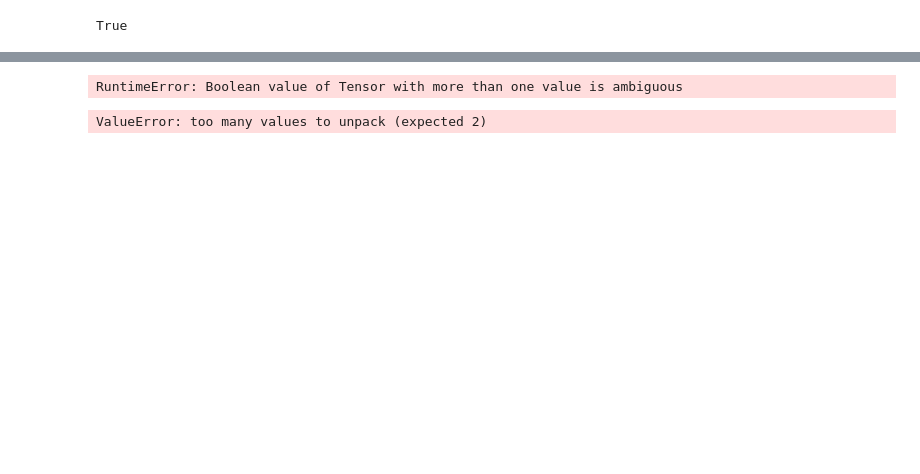
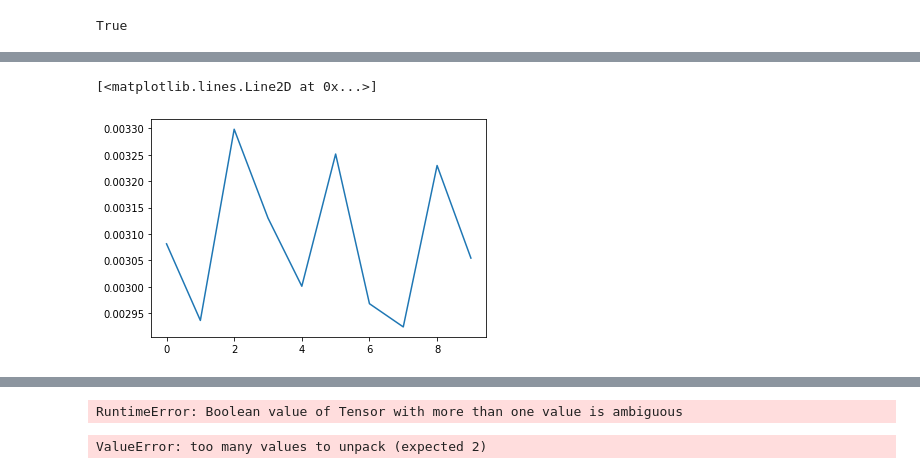
Before and after one commit to mweiss17/jumping_quadrupeds, a Jupyter notebook: jumping_quadrupeds/MAE.ipynb, the cells around one changed output, grey strips where cells are left out. Cells and saved outputs as stored; diff of their text form; code cells hidden in the pictures; blank space fills up the shorter version.

```diff
--- a/jumping_quadrupeds/MAE.ipynb
+++ b/jumping_quadrupeds/MAE.ipynb
@@ -167,19 +131,19 @@ class Transformer(nn.Module):
         return x
 
 class ViT(nn.Module):
-    def __init__(self, *, image_size, patch_size, num_classes, dim, depth, heads, mlp_dim, pool = 'cls', channels = 3, dim_head = 64, dropout = 0., emb_dropout = 0.):
+    def __init__(self, *, image_size, patch_size, num_classes, dim, depth, heads, mlp_dim, pool = 'cls', channels = 3, dim_head = 64, dropout = 0., emb_dropout = 0., seq_len=1):
         super().__init__()
         image_height, image_width = pair(image_size)
         patch_height, patch_width = pair(patch_size)
 
         assert image_height % patch_height == 0 and image_width % patch_width == 0, 'Image dimensions must be divisible by the patch size.'
 
-        num_patches = (image_height // patch_height) * (image_width // patch_width)
+        num_patches = (image_height // patch_height) * (image_width // patch_width) * seq_len
         patch_dim = channels * patch_height * patch_width
         assert pool in {'cls', 'mean'}, 'pool type must be either cls (cls token) or mean (mean pooling)'
 
         self.to_patch_embedding = nn.Sequential(
-            Rearrange('b c (h p1) (w p2) -> b (h w) (p1 p2 c)', p1 = patch_height, p2 = patch_width),
+            Rearrange('b s c (h p1) (w p2) -> b (s h w) (p1 p2 c)', p1 = patch_height, p2 = patch_width, s=seq_len),
             nn.Linear(patch_dim, dim),
         )
 
@@ -197,9 +161,9 @@ class ViT(nn.Module):
             nn.Linear(dim, num_classes)
         )
 
-    def forward(self, img):
-        x = self.to_patch_embedding(img)
-        b, n, _ = x.shape
+    def forward(self, imgs):
+        x = self.to_patch_embedding(imgs)
+        b, s, n, _ = x.shape
 
         cls_tokens = repeat(self.cls_token, '() n d -> b n d', b = b)
         x = torch.cat((cls_tokens, x), dim=1)
@@ -294,6 +272,7 @@ class MAE(nn.Module):
 IMAGE_SIZE = 84
 PATCH_SIZE = 12 # 32
 NUM_PATCHES = 84//12
+SEQ_LEN = 3
 device = torch.device("cuda") if torch.cuda.is_available() else torch.device("cpu")
 
 vit = ViT(
@@ -301,40 +280,45 @@ vit = ViT(
     patch_size=PATCH_SIZE,
     num_classes=1000,
     dim=1024,
-    depth=2,
+    depth=6,
     heads=8,
     mlp_dim=512, #2048
-    # dropout=0.1,
-    # emb_dropout=0.1
+    dropout=0.1,
+    emb_dropout=0.1,
+    seq_len=SEQ_LEN,
 ).to(device)
 mae = MAE(
     encoder = vit,
     masking_ratio = 0.75,   # the paper recommended 75% masked patches
-    decoder_dim = 128,      # paper showed good results with just 512
-    decoder_depth = 1       # anywhere from 1 to 8
+    decoder_dim = 512,      # paper showed good results with just 512
+    decoder_depth = 2       # anywhere from 1 to 8
 ).to(device)
 
-opt = torch.optim.AdamW(mae.parameters(), lr=1e-4)
+opt = torch.optim.AdamW(mae.parameters(), lr=5e-4)
 # %%
 
 transform = common_img_transforms(size=IMAGE_SIZE)
 
-ds_path = "../random-rollouts-50k/CarRacing-v0_rollouts_e256_t200.hdf5"
-train_dataset = Hdf5ImgDataset(ds_path, transform=transform, flat=True)
+ds_path = "../CarRacing-v0_rollouts_e256_t200.hdf5"
+train_dataset = Hdf5ImgDataset(ds_path, transform=transform, flat=True, seq_len=3)
 sampler = RandomSampler(train_dataset)
-dataloader = DataLoader(train_dataset, batch_size=128)
+dataloader = DataLoader(train_dataset, sampler=sampler, batch_size=128)
 # %%
-NUM_EPOCHS = 5
+NUM_EPOCHS = 10
+losses = []
 for epoch in range(NUM_EPOCHS):
     dataloader_iter = iter(dataloader)
     for step, images in enumerate(dataloader_iter):
         images = images.to(device)
+        # plt.imshow(images[0, 0].cpu().T)
+        # plt.show()
         opt.zero_grad()
 
-        loss, pred_pixel_values, masked_indices, unmasked_indices, patches = mae(images)
+        loss, pred_pixel_values, masked_indices, unmasked_indices, patches = mae(images, device=device)
 
         if step % 10 == 0:
             print(f"step: {step}, loss: {loss.item()}")
         loss.backward()
+        losses.append(loss.detach().cpu().item())
         opt.step()
 # %% [output]
@@ -357,0 +342,5 @@ step: 330, loss: 0.021355973556637764
+# %%
+plt.plot(losses[:10])
+# %% [output]
+[<matplotlib.lines.Line2D at 0x...>]
+[figure, added]
```
Also changed, not shown: parts of 8 cells of this notebook, 6 other files.
